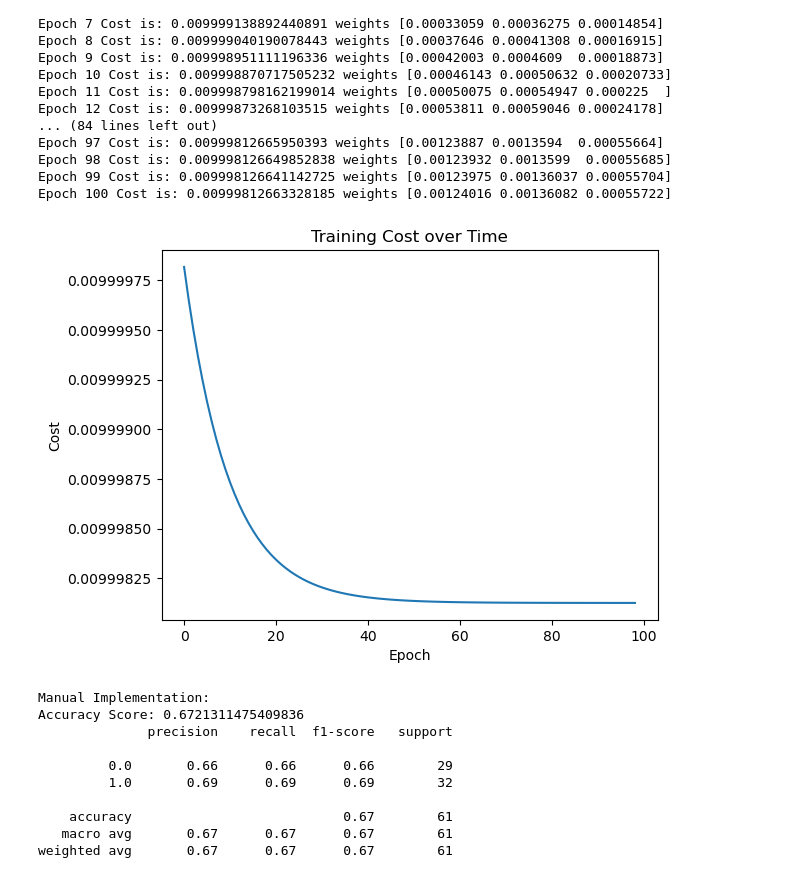
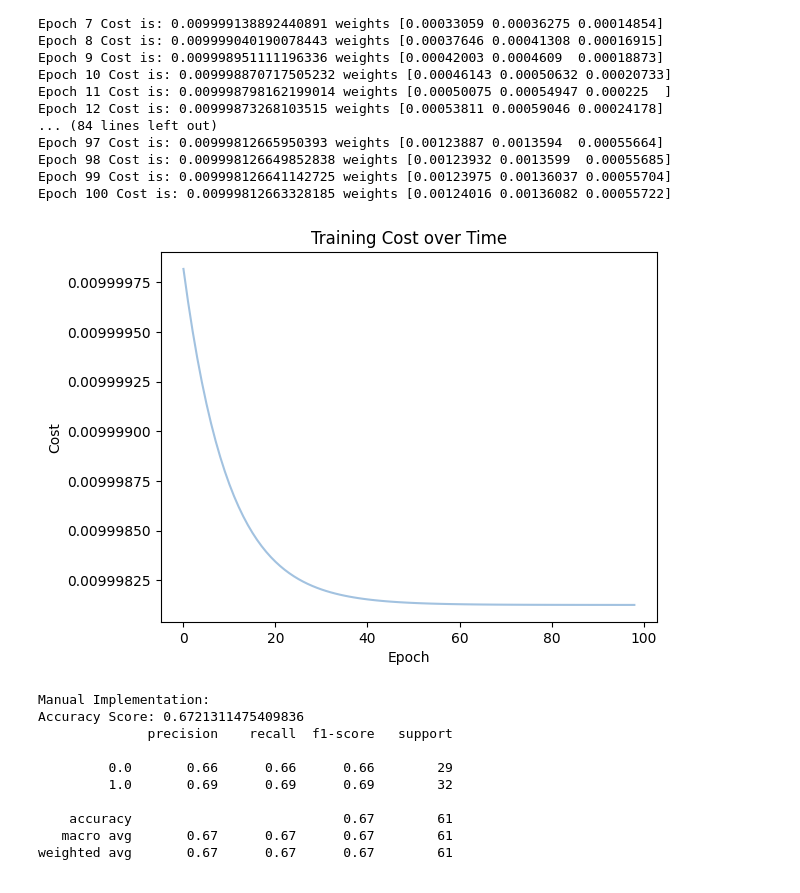
Before and after one commit to jack-mayberry/CS329E-Data-Analytics, a Jupyter notebook: Assignment 7/329e_HW07_final.ipynb, the cells around one changed output. Cells and saved outputs as stored; diff of their text form; code cells hidden in the pictures.

Commit message:
small tweaks + plot color

```diff
--- a/Assignment 7/329e_HW07_final.ipynb
+++ b/Assignment 7/329e_HW07_final.ipynb
@@ -325,13 +329,13 @@ Epoch 99 Cost is: 0.009998126641142725 weights [0.00123975 0.00136037 0.00055704
 Epoch 100 Cost is: 0.00999812663328185 weights [0.00124016 0.00136082 0.00055722]
 # %%
 # plot the cost for each training epoch
-plt.plot(cost_list[1:])
+plt.plot(cost_list[1:], color="#A2C2E0")
 plt.xlabel("Epoch")
 plt.ylabel("Cost")
 plt.title("Training Cost over Time")
 plt.show()
 # %% [output]
-[figure, old version]
+[figure, new version]
 # %%
 # run the manual implementation to predict the test set
 def predict_svm(weights, X):
```
Also changed, not shown: parts of 1 cell of this notebook, 2 other files.
